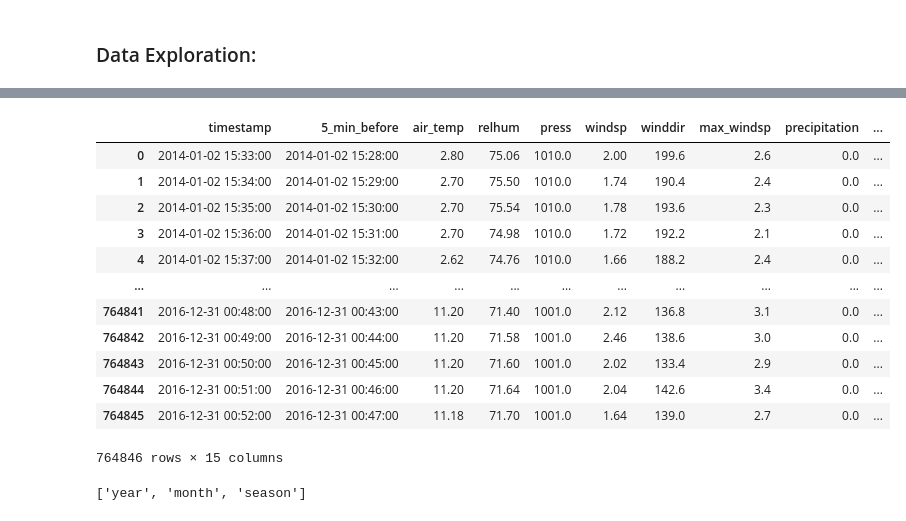
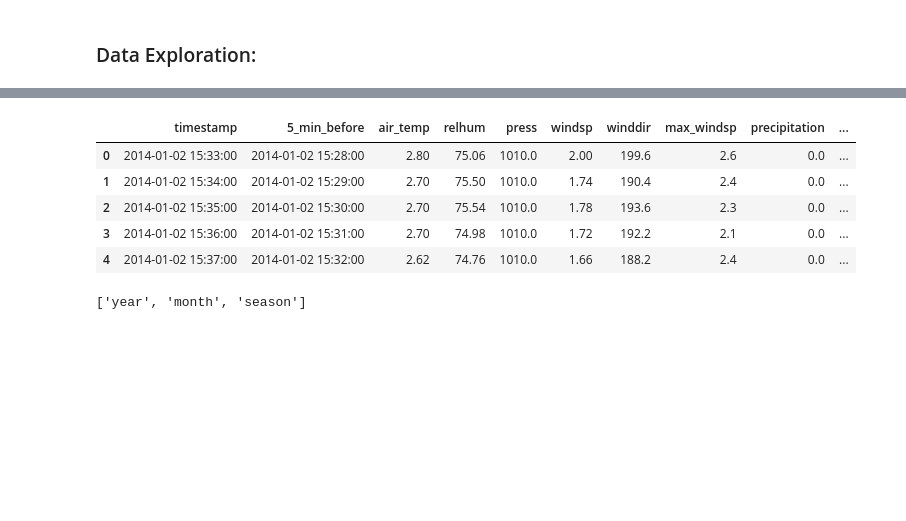
Before and after one commit to elenasm7/Research_paper_data, a Jupyter notebook: Data_preprocessing.ipynb, the cells around one changed output, grey strips where cells are left out. Saved outputs shown, nothing was run; the diff lists cells and outputs as text; code cells hidden in the pictures; blank space fills up the shorter version.

```diff
--- a/Data_preprocessing.ipynb
+++ b/Data_preprocessing.ipynb
@@ -545,21 +299,14 @@ described[5]
 | 75% | 658.300000 | 27.840000 | 59.640000 | 1007.000000 | 2.000000 | 280.700000 | 3.200000 | 0.000000 | 658.300000 | ... |
 | max | 1466.000000 | 42.780000 | 94.000000 | 1021.000000 | 9.300000 | 360.000000 | 13.500000 | 4.770000 | 1466.000000 | ... |
 # %%
-df_5_min[df_5_min.columns[1:]]
+df_5_min[df_5_min.columns[1:]].head()
 # %% [output]
 |  | timestamp | 5_min_before | air_temp | relhum | press | windsp | winddir | max_windsp | precipitation | ... |
 | 0 | 2014-01-02 15:33:00 | 2014-01-02 15:28:00 | 2.80 | 75.06 | 1010.0 | 2.00 | 199.6 | 2.6 | 0.0 | ... |
 | 1 | 2014-01-02 15:34:00 | 2014-01-02 15:29:00 | 2.70 | 75.50 | 1010.0 | 1.74 | 190.4 | 2.4 | 0.0 | ... |
 | 2 | 2014-01-02 15:35:00 | 2014-01-02 15:30:00 | 2.70 | 75.54 | 1010.0 | 1.78 | 193.6 | 2.3 | 0.0 | ... |
 | 3 | 2014-01-02 15:36:00 | 2014-01-02 15:31:00 | 2.70 | 74.98 | 1010.0 | 1.72 | 192.2 | 2.1 | 0.0 | ... |
 | 4 | 2014-01-02 15:37:00 | 2014-01-02 15:32:00 | 2.62 | 74.76 | 1010.0 | 1.66 | 188.2 | 2.4 | 0.0 | ... |
-| ... | ... | ... | ... | ... | ... | ... | ... | ... | ... | ... |
-| 764841 | 2016-12-31 00:48:00 | 2016-12-31 00:43:00 | 11.20 | 71.40 | 1001.0 | 2.12 | 136.8 | 3.1 | 0.0 | ... |
-| 764842 | 2016-12-31 00:49:00 | 2016-12-31 00:44:00 | 11.20 | 71.58 | 1001.0 | 2.46 | 138.6 | 3.0 | 0.0 | ... |
-| 764843 | 2016-12-31 00:50:00 | 2016-12-31 00:45:00 | 11.20 | 71.60 | 1001.0 | 2.02 | 133.4 | 2.9 | 0.0 | ... |
-| 764844 | 2016-12-31 00:51:00 | 2016-12-31 00:46:00 | 11.20 | 71.64 | 1001.0 | 2.04 | 142.6 | 3.4 | 0.0 | ... |
-| 764845 | 2016-12-31 00:52:00 | 2016-12-31 00:47:00 | 11.18 | 71.70 | 1001.0 | 1.64 | 139.0 | 2.7 | 0.0 | ... |
-764846 rows × 15 columns
 # %%
 cols = df_5_min.columns[-4:-2].to_list()
 cols.append(df_5_min.columns[-1])
```
Also changed, not shown: parts of 8 cells of this notebook, 1 other file.
